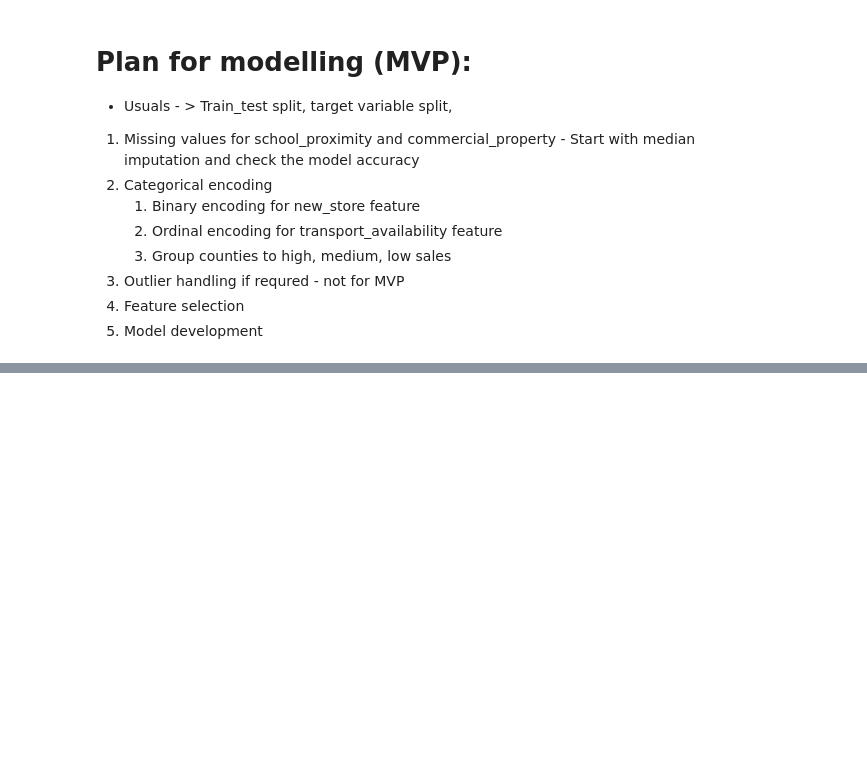
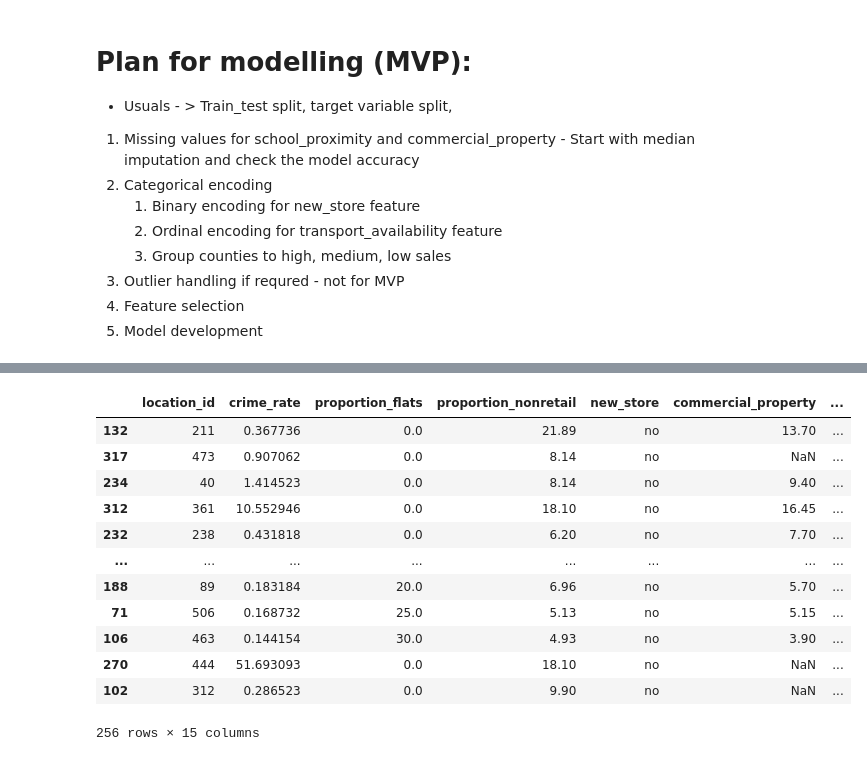
Before and after one commit to Deepan32/python-prep, a Jupyter notebook: Tesco Assignment/mvp.ipynb, the cells around one changed output, grey strips where cells are left out. Drawn from its saved outputs; the diff is of its cells as text; code cells hidden in the pictures; blank space fills up the shorter version.

```diff
--- a/Tesco Assignment/mvp.ipynb
+++ b/Tesco Assignment/mvp.ipynb
@@ -37,3 +40,8 @@ The shape of the dataset :(320, 16)
+# %%
+# train_test split
+X=raw_data.drop("normalised_sales", axis=1)
+y=raw_data[["normalised_sales"]]
+X_train, X_test, y_train, y_test = train_test_split(X, y, test_size=0.2, random_state=42)
 # %%
 # Ordinal transformation
 order=[['No transport options','Few transport options','Average transport options','Many transport options','All transport options'
@@ -52,0 +94,3 @@ cat_encoder.categories_
+# %%
+county_encoder=CountySalesEncoder()
+county_encoder.fit_transform(X_train,y_train)
@@ -52,0 +144,16 @@ cat_encoder.categories_
+# %%
+X_train
+# %% [output]
+|  | location_id | crime_rate | proportion_flats | proportion_nonretail | new_store | commercial_property | ... |
+| 132 | 211 | 0.367736 | 0.0 | 21.89 | no | 13.70 | ... |
+| 317 | 473 | 0.907062 | 0.0 | 8.14 | no | NaN | ... |
+| 234 | 40 | 1.414523 | 0.0 | 8.14 | no | 9.40 | ... |
+| 312 | 361 | 10.552946 | 0.0 | 18.10 | no | 16.45 | ... |
+| 232 | 238 | 0.431818 | 0.0 | 6.20 | no | 7.70 | ... |
+| ... | ... | ... | ... | ... | ... | ... | ... |
+| 188 | 89 | 0.183184 | 20.0 | 6.96 | no | 5.70 | ... |
+| 71 | 506 | 0.168732 | 25.0 | 5.13 | no | 5.15 | ... |
+| 106 | 463 | 0.144154 | 30.0 | 4.93 | no | 3.90 | ... |
+| 270 | 444 | 51.693093 | 0.0 | 18.10 | no | NaN | ... |
+| 102 | 312 | 0.286523 | 0.0 | 9.90 | no | NaN | ... |
+256 rows × 15 columns
```
Also changed, not shown: parts of 15 cells of this notebook, 1 other file.
